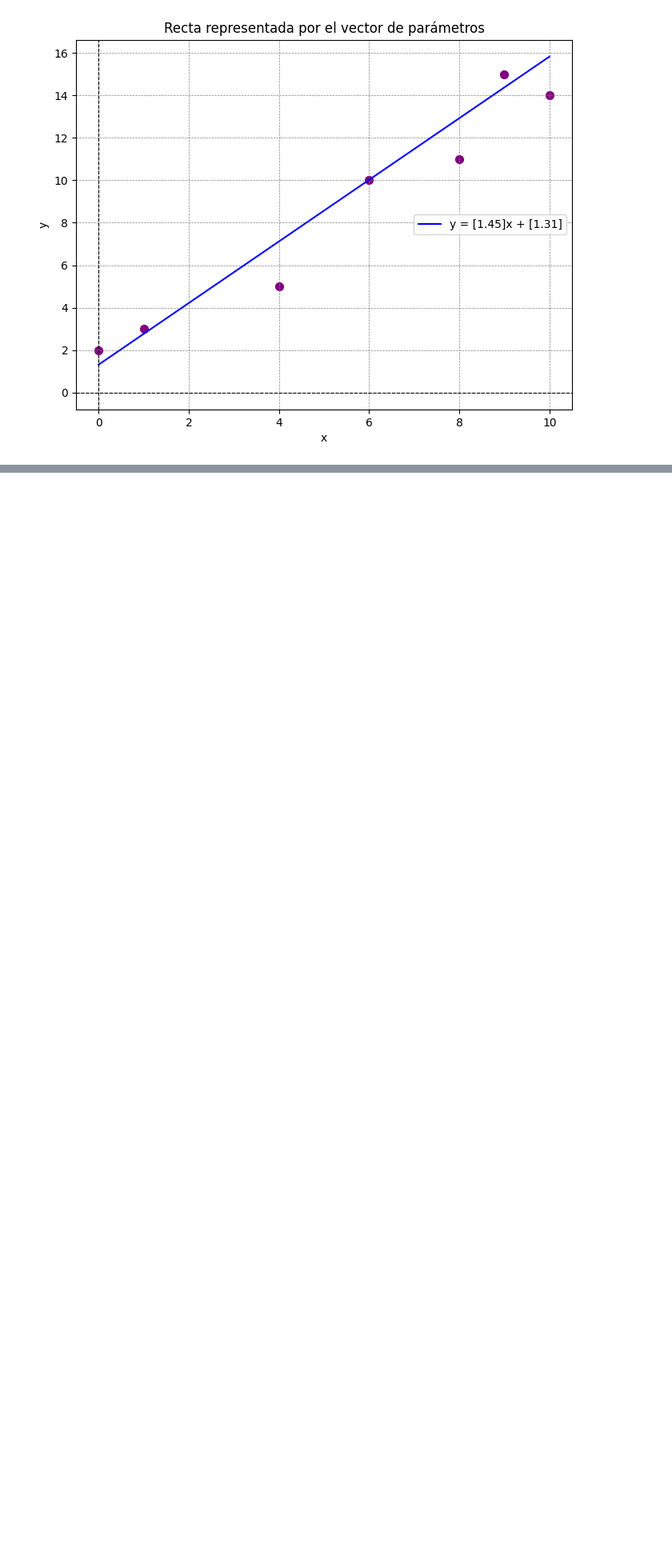
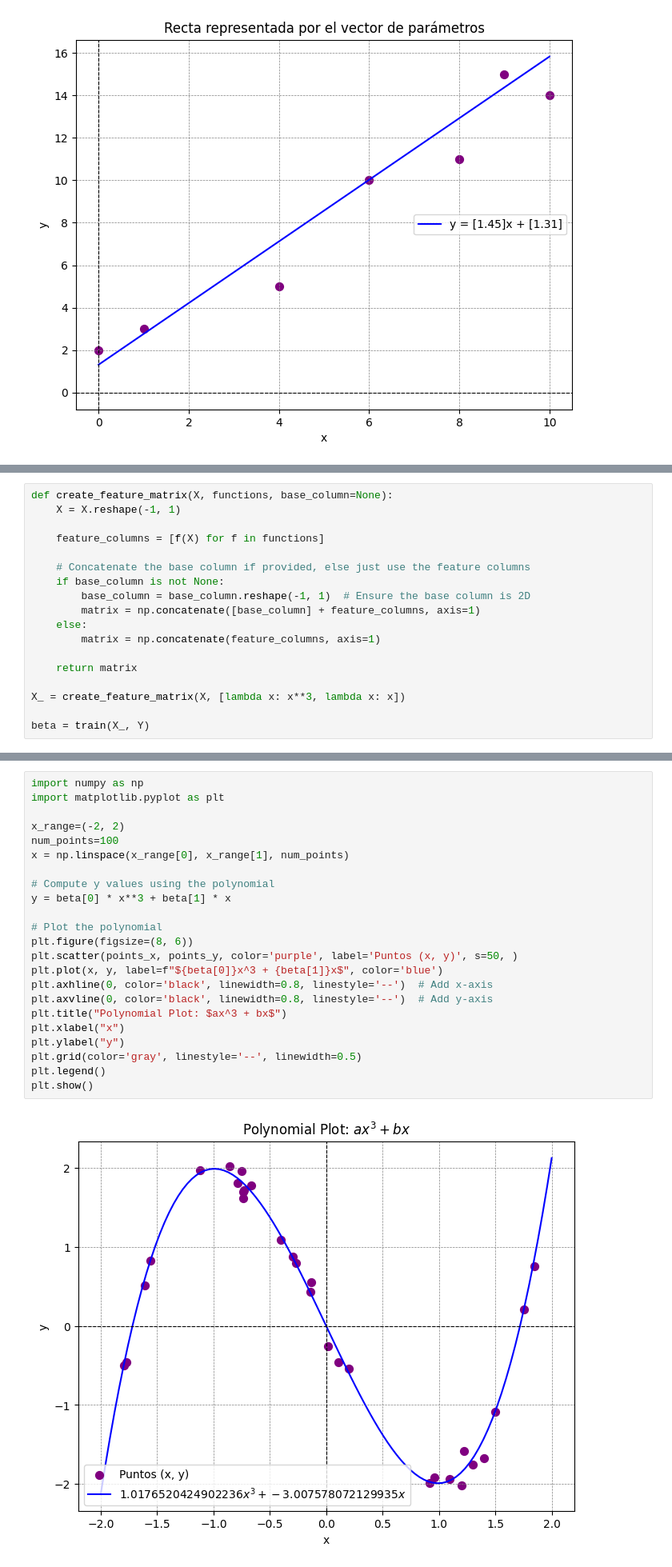
Before and after one commit to unalmedmathnum/Gomez-Lopera-Salazar-TAREA2, a Jupyter notebook: Least_Squares.ipynb, the cells around one changed output, grey strips where cells are left out. Shown at 80% size. Cells and saved outputs as stored; diff of their text form; blank space fills up the shorter version.

```diff
--- a/Least_Squares.ipynb
+++ b/Least_Squares.ipynb
@@ -163,0 +211,18 @@ points_y = Y  # Coordenadas y correspondientes
+# %%
+def create_feature_matrix(X, functions, base_column=None):
+    X = X.reshape(-1, 1)
+
+    feature_columns = [f(X) for f in functions]
+
+    # Concatenate the base column if provided, else just use the feature columns
+    if base_column is not None:
+        base_column = base_column.reshape(-1, 1)  # Ensure the base column is 2D
+        matrix = np.concatenate([base_column] + feature_columns, axis=1)
+    else:
+        matrix = np.concatenate(feature_columns, axis=1)
+
+    return matrix
+
+X_ = create_feature_matrix(X, [lambda x: x**3, lambda x: x])
+
+beta = train(X_, Y)
@@ -163,0 +235,25 @@ points_y = Y  # Coordenadas y correspondientes
+# %%
+import numpy as np
+import matplotlib.pyplot as plt
+
+x_range=(-2, 2)
+num_points=100
+x = np.linspace(x_range[0], x_range[1], num_points)
+
+# Compute y values using the polynomial
+y = beta[0] * x**3 + beta[1] * x
+
+# Plot the polynomial
+plt.figure(figsize=(8, 6))
+plt.scatter(points_x, points_y, color='purple', label='Puntos (x, y)', s=50, )
+plt.plot(x, y, label=f"${beta[0]}x^3 + {beta[1]}x$", color='blue')
+plt.axhline(0, color='black', linewidth=0.8, linestyle='--')  # Add x-axis
+plt.axvline(0, color='black', linewidth=0.8, linestyle='--')  # Add y-axis
+plt.title("Polynomial Plot: $ax^3 + bx$")
+plt.xlabel("x")
+plt.ylabel("y")
+plt.grid(color='gray', linestyle='--', linewidth=0.5)
+plt.legend()
+plt.show()
+# %% [output]
+[figure, added]
```
Also changed, not shown: parts of 9 cells of this notebook.
